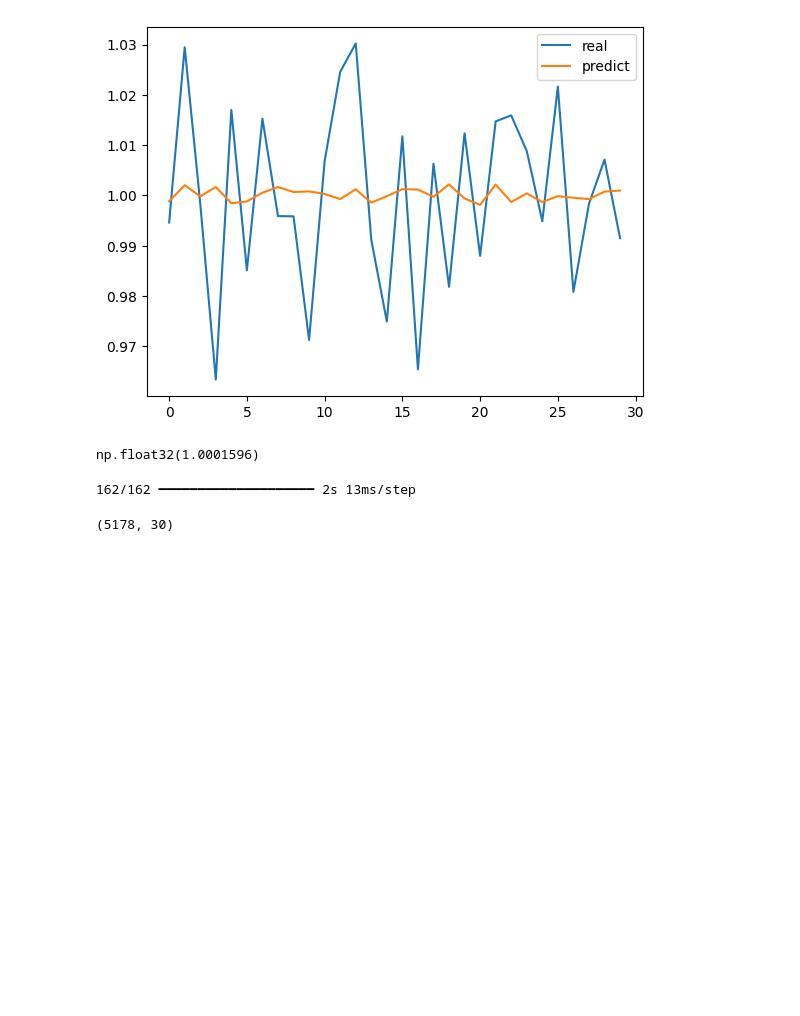
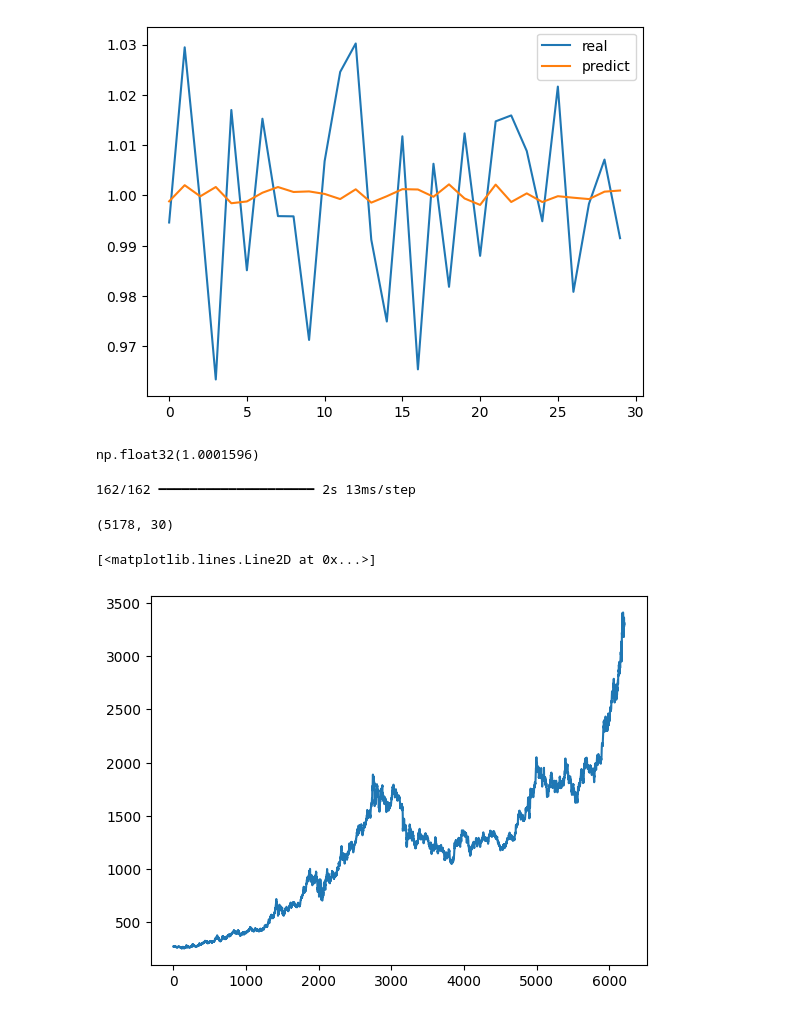
Before and after one commit to bahram3000/google_colab, a Jupyter notebook: auto_nn.ipynb, the cells around one changed output. Drawn from its saved outputs; the diff is of its cells as text; code cells hidden in the pictures; blank space fills up the shorter version.

```diff
--- a/auto_nn.ipynb
+++ b/auto_nn.ipynb
@@ -121,3 +121,8 @@ y_p_all=model.predict(x)
 y_p_all.shape
 # %% [output]
 (5178, 30)
+# %%
+plt.plot(closes)
+# %% [output]
+[<matplotlib.lines.Line2D at 0x...>]
+[figure, added]
```
Also changed, not shown: parts of 4 cells of this notebook.
